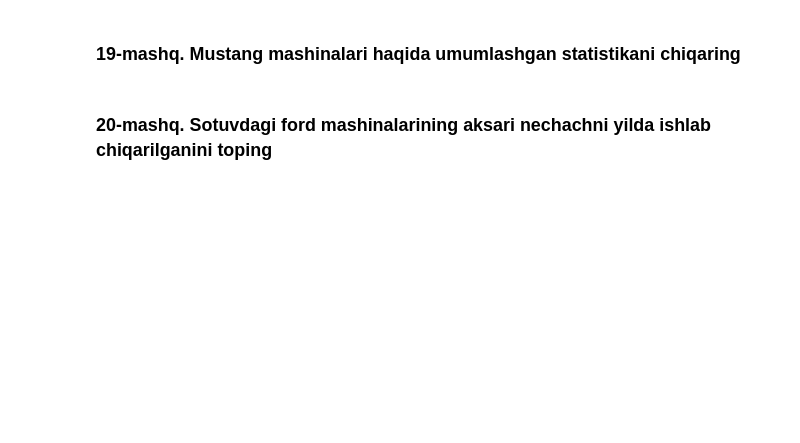
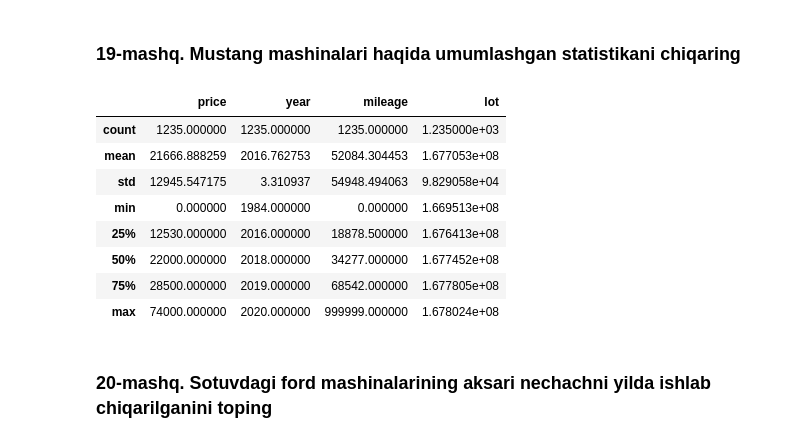
Before and after one commit to ibratqadamboev/Homeworks, a Jupyter notebook: practice_1_pandas_part_1.ipynb, the cells around one changed output. Saved outputs shown, nothing was run; the diff lists cells and outputs as text; code cells hidden in the pictures; blank space fills up the shorter version.

```diff
--- a/practice_1_pandas_part_1.ipynb
+++ b/practice_1_pandas_part_1.ipynb
@@ -285,7 +330,18 @@ new_df
 ### **19-mashq**. Mustang mashinalari haqida umumlashgan statistikani chiqaring
 # %%
 # Javobni shuyerga yozing
-df[df["brand"] == "ford"]
+ford = df[df["brand"] == "ford"]
+ford.describe()
+# %% [output]
+|  | price | year | mileage | lot |
+| count | 1235.000000 | 1235.000000 | 1235.000000 | 1.235000e+03 |
+| mean | 21666.888259 | 2016.762753 | 52084.304453 | 1.677053e+08 |
+| std | 12945.547175 | 3.310937 | 54948.494063 | 9.829058e+04 |
+| min | 0.000000 | 1984.000000 | 0.000000 | 1.669513e+08 |
+| 25% | 12530.000000 | 2016.000000 | 18878.500000 | 1.676413e+08 |
+| 50% | 22000.000000 | 2018.000000 | 34277.000000 | 1.677452e+08 |
+| 75% | 28500.000000 | 2019.000000 | 68542.000000 | 1.677805e+08 |
+| max | 74000.000000 | 2020.000000 | 999999.000000 | 1.678024e+08 |
 # %% [markdown]
 ### **20-mashq**. Sotuvdagi ford mashinalarining aksari nechachni yilda ishlab chiqarilganini toping
 # %%
```
Also changed, not shown: parts of 9 cells of this notebook.
